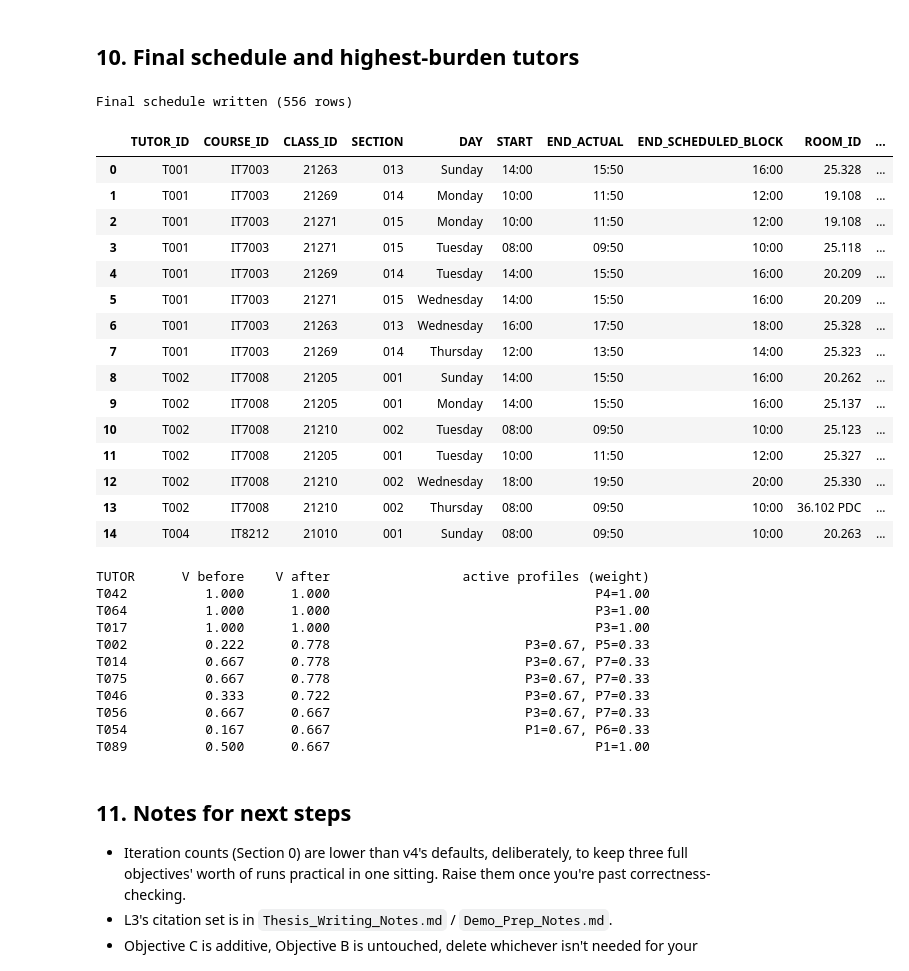
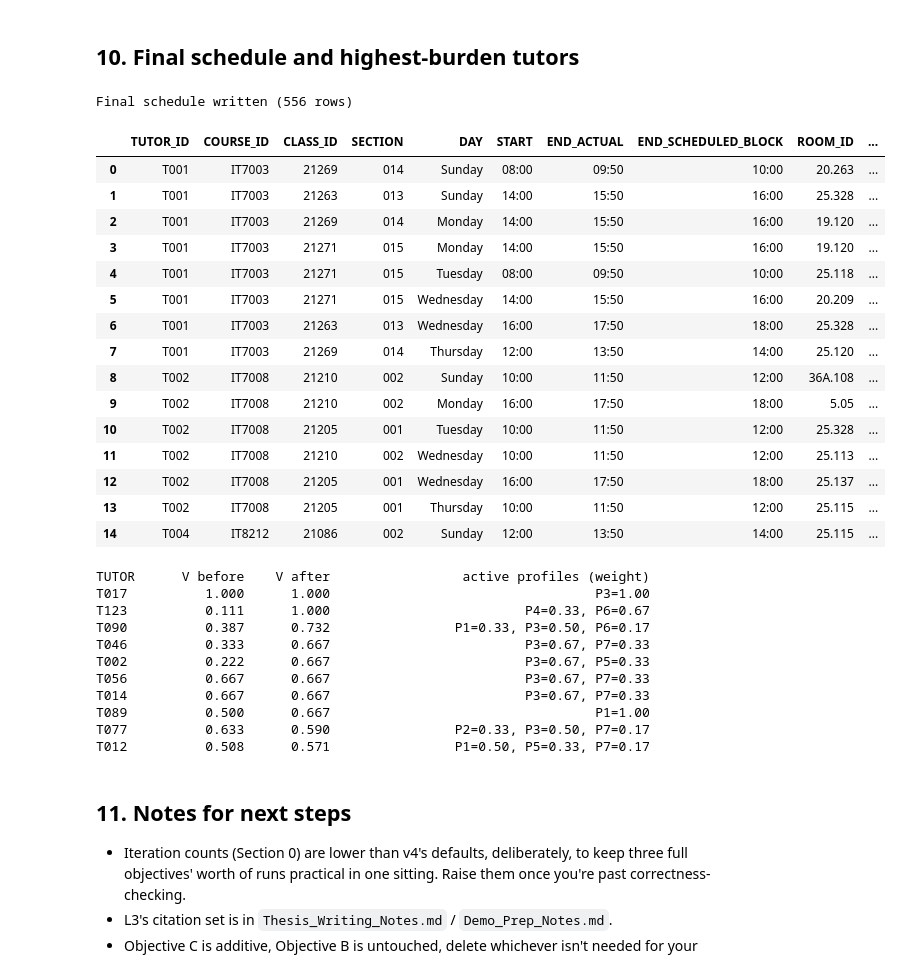
Before and after one commit to Narjis-hubail/Human-Centric-Timetabling, a Jupyter notebook: drafts/SA_Implementation_v5.ipynb, the cells around one changed output. Drawn from its saved outputs; the diff is of its cells as text; code cells hidden in the pictures.

```diff
--- a/drafts/SA_Implementation_v5.ipynb
+++ b/drafts/SA_Implementation_v5.ipynb
@@ -876,46 +876,46 @@ std   1.159502  2.91357  0.011836  0.023657  0.000757  0.013284  0.012248
 # %% [markdown]
 ## 10. Final schedule and highest-burden tutors
 # %%
-final_sessions = result_A["fairness_best"]
+final_sessions = result_C["fairness_best"]
 
 final_schedule_rows = []
 for s in sorted(final_sessions, key=lambda s: (s["tutor"], DAY_ORDER.index(s["day"]), s["start"])):
     real_end = s["start"] + s["duration"]
     final_schedule_rows.append({
         "TUTOR_ID": s["tutor"], "COURSE_ID": s["course"], "CLASS_ID": s["class_id"],
         "SECTION": s["section"], "DAY": s["day"],
         "START": f"{s['start']//60:02d}:{s['start']%60:02d}",
         "END_ACTUAL": f"{real_end//60:02d}:{real_end%60:02d}",
         "END_SCHEDULED_BLOCK": f"{session_end(s)//60:02d}:{session_end(s)%60:02d}",
         "ROOM_ID": s["room"], "ROOM_TYPE": room_type_by_id.get(s["room"]), "CAMPUS_ID": s["campus"],
         "MERGED_GROUP_ID": s["merged_group"] or "",
     })
 
 final_schedule_df = pd.DataFrame(final_schedule_rows)
 final_schedule_df.to_csv(f"final_schedule_{SEMESTER}_v5.csv", index=False)
 print(f"Final schedule written ({len(final_schedule_df)} rows)")
 final_schedule_df.head(15)
 # %% [output]
 Final schedule written (556 rows)
 |  | TUTOR_ID | COURSE_ID | CLASS_ID | SECTION | DAY | START | END_ACTUAL | END_SCHEDULED_BLOCK | ROOM_ID | ... |
-| 0 | T001 | IT7003 | 21263 | 013 | Sunday | 14:00 | 15:50 | 16:00 | 25.328 | ... |
-| 1 | T001 | IT7003 | 21269 | 014 | Monday | 10:00 | 11:50 | 12:00 | 19.108 | ... |
-| 2 | T001 | IT7003 | 21271 | 015 | Monday | 10:00 | 11:50 | 12:00 | 19.108 | ... |
-| 3 | T001 | IT7003 | 21271 | 015 | Tuesday | 08:00 | 09:50 | 10:00 | 25.118 | ... |
-| 4 | T001 | IT7003 | 21269 | 014 | Tuesday | 14:00 | 15:50 | 16:00 | 20.209 | ... |
+| 0 | T001 | IT7003 | 21269 | 014 | Sunday | 08:00 | 09:50 | 10:00 | 20.263 | ... |
+| 1 | T001 | IT7003 | 21263 | 013 | Sunday | 14:00 | 15:50 | 16:00 | 25.328 | ... |
+| 2 | T001 | IT7003 | 21269 | 014 | Monday | 14:00 | 15:50 | 16:00 | 19.120 | ... |
+| 3 | T001 | IT7003 | 21271 | 015 | Monday | 14:00 | 15:50 | 16:00 | 19.120 | ... |
+| 4 | T001 | IT7003 | 21271 | 015 | Tuesday | 08:00 | 09:50 | 10:00 | 25.118 | ... |
 | 5 | T001 | IT7003 | 21271 | 015 | Wednesday | 14:00 | 15:50 | 16:00 | 20.209 | ... |
 | 6 | T001 | IT7003 | 21263 | 013 | Wednesday | 16:00 | 17:50 | 18:00 | 25.328 | ... |
-| 7 | T001 | IT7003 | 21269 | 014 | Thursday | 12:00 | 13:50 | 14:00 | 25.323 | ... |
-| 8 | T002 | IT7008 | 21205 | 001 | Sunday | 14:00 | 15:50 | 16:00 | 20.262 | ... |
-| 9 | T002 | IT7008 | 21205 | 001 | Monday | 14:00 | 15:50 | 16:00 | 25.137 | ... |
-| 10 | T002 | IT7008 | 21210 | 002 | Tuesday | 08:00 | 09:50 | 10:00 | 25.123 | ... |
-| 11 | T002 | IT7008 | 21205 | 001 | Tuesday | 10:00 | 11:50 | 12:00 | 25.327 | ... |
-| 12 | T002 | IT7008 | 21210 | 002 | Wednesday | 18:00 | 19:50 | 20:00 | 25.330 | ... |
-| 13 | T002 | IT7008 | 21210 | 002 | Thursday | 08:00 | 09:50 | 10:00 | 36.102 PDC | ... |
-| 14 | T004 | IT8212 | 21010 | 001 | Sunday | 08:00 | 09:50 | 10:00 | 20.263 | ... |
+| 7 | T001 | IT7003 | 21269 | 014 | Thursday | 12:00 | 13:50 | 14:00 | 25.120 | ... |
+| 8 | T002 | IT7008 | 21210 | 002 | Sunday | 10:00 | 11:50 | 12:00 | 36A.108 | ... |
+| 9 | T002 | IT7008 | 21210 | 002 | Monday | 16:00 | 17:50 | 18:00 | 5.05 | ... |
+| 10 | T002 | IT7008 | 21205 | 001 | Tuesday | 10:00 | 11:50 | 12:00 | 25.328 | ... |
+| 11 | T002 | IT7008 | 21210 | 002 | Wednesday | 10:00 | 11:50 | 12:00 | 25.113 | ... |
+| 12 | T002 | IT7008 | 21205 | 001 | Wednesday | 16:00 | 17:50 | 18:00 | 25.137 | ... |
+| 13 | T002 | IT7008 | 21205 | 001 | Thursday | 10:00 | 11:50 | 12:00 | 25.115 | ... |
+| 14 | T004 | IT8212 | 21086 | 002 | Sunday | 12:00 | 13:50 | 14:00 | 25.115 | ... |
 # %%
-final_V = result_A["fairness"]["V"]
-baseline_V = result_A["baseline"]["V"]
+final_V = result_C["fairness"]["V"]
+baseline_V = result_C["baseline"]["V"]
 highest_burden = sorted(final_V, key=lambda t: final_V[t], reverse=True)[:10]
 
 print(f"{'TUTOR':8s} {'V before':>10s} {'V after':>10s} {'active profiles (weight)':>40s}")
@@ -927,16 +927,16 @@ for t in highest_burden:
     print(f"{t:8s} {before:10.3f} {after:10.3f} {active:>40s}")
 # %% [output]
 TUTOR      V before    V after                 active profiles (weight)
-T042          1.000      1.000                                  P4=1.00
-T064          1.000      1.000                                  P3=1.00
 T017          1.000      1.000                                  P3=1.00
-T002          0.222      0.778                         P3=0.67, P5=0.33
-T014          0.667      0.778                         P3=0.67, P7=0.33
-T075          0.667      0.778                         P3=0.67, P7=0.33
-T046          0.333      0.722                         P3=0.67, P7=0.33
+T123          0.111      1.000                         P4=0.33, P6=0.67
+T090          0.387      0.732                P1=0.33, P3=0.50, P6=0.17
+T046          0.333      0.667                         P3=0.67, P7=0.33
+T002          0.222      0.667                         P3=0.67, P5=0.33
 T056          0.667      0.667                         P3=0.67, P7=0.33
-T054          0.167      0.667                         P1=0.67, P6=0.33
+T014          0.667      0.667                         P3=0.67, P7=0.33
 T089          0.500      0.667                                  P1=1.00
+T077          0.633      0.590                P2=0.33, P3=0.50, P7=0.17
+T012          0.508      0.571                P1=0.50, P5=0.33, P7=0.17
 # %% [markdown]
 ## 11. Notes for next steps
 
```
Also changed, not shown: parts of 1 cell of this notebook.
